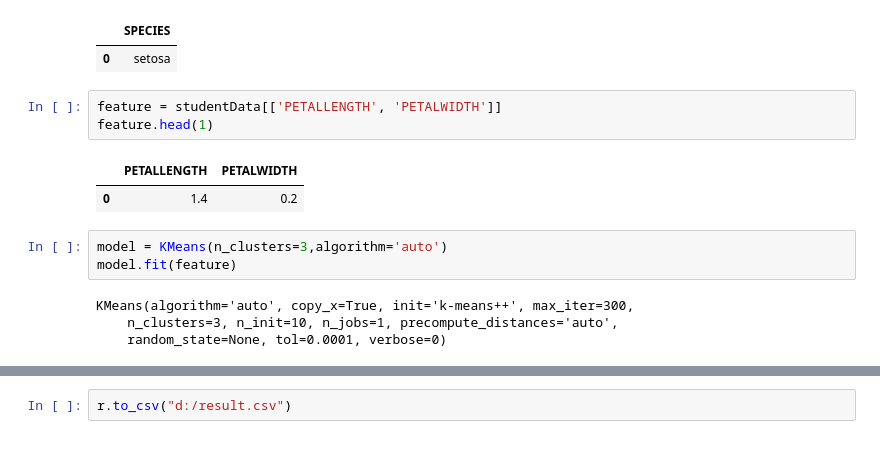
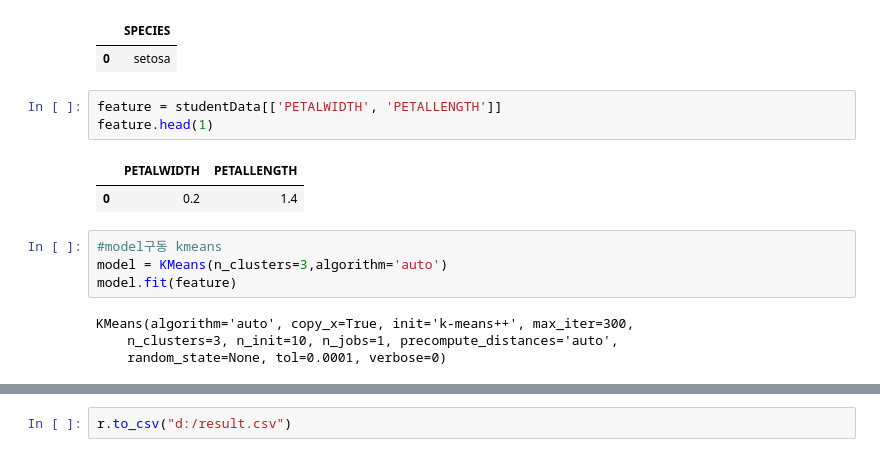
Before and after one commit to sechae0528/PythonSession, a Jupyter notebook: Session1/라이브러리.ipynb, the cells around one changed output, grey strips where cells are left out. Saved outputs shown, nothing was run; the diff lists cells and outputs as text.

```diff
--- a/Session1/라이브러리.ipynb
+++ b/Session1/라이브러리.ipynb
@@ -209,12 +212,13 @@ name.head(1)
 |  | SPECIES |
 | 0 | setosa |
 # %%
-feature = studentData[['PETALLENGTH', 'PETALWIDTH']]
+feature = studentData[['PETALWIDTH', 'PETALLENGTH']]
 feature.head(1)
 # %% [output]
-|  | PETALLENGTH | PETALWIDTH |
-| 0 | 1.4 | 0.2 |
+|  | PETALWIDTH | PETALLENGTH |
+| 0 | 0.2 | 1.4 |
 # %%
+#model구동 kmeans
 model = KMeans(n_clusters=3,algorithm='auto')
 model.fit(feature)
 # %% [output]
```
Also changed, not shown: parts of 7 cells of this notebook.
